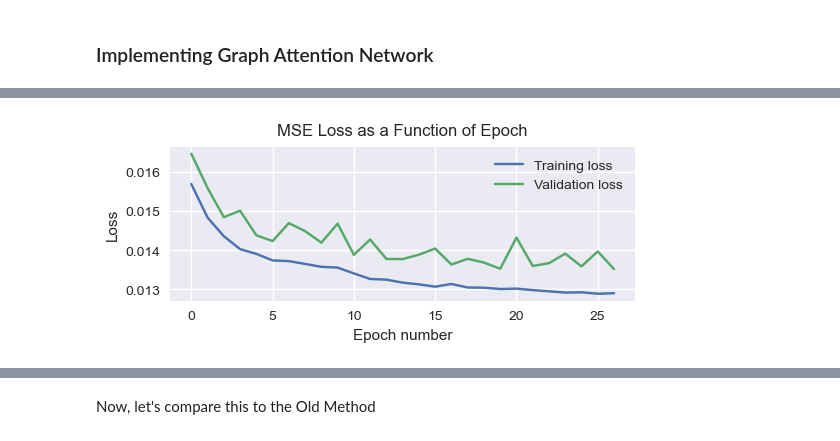
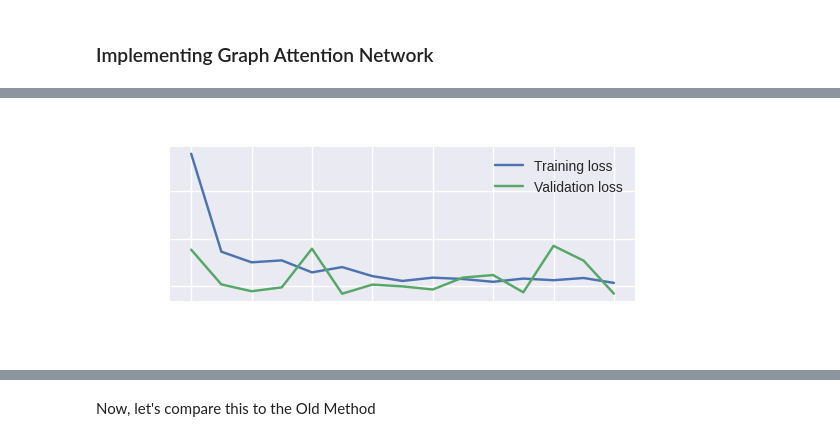
Before and after one commit to baron-de-montblanc/PHYS2550-Final-Project, a Jupyter notebook: workbook_GAT.ipynb, the cells around one changed output, grey strips where cells are left out. Cells and saved outputs as stored; diff of their text form; code cells hidden in the pictures.

```diff
--- a/workbook_GAT.ipynb
+++ b/workbook_GAT.ipynb
@@ -17,10 +17,10 @@ plt.style.use("seaborn-v0_8")
 # %%
 # Global variables
 
-BATCH_SZ = 32
-LR = 5e-4  # learning rate
-NUM_HEADS = 5  # number of attention heads
-NH = 128  # number of hidden dimensions
+BATCH_SZ = 256
+LR = 1e-3  # learning rate
+NUM_HEADS = 2  # number of attention heads
+NH = 32  # size hidden dimensions
 DECAY = 1e-5  # weight decay for L2 regularization
 NE = 15  # number of epochs
 # %%
@@ -55,5 +55,5 @@ from preprocess import prepare_graphs
 device = 'cuda' if torch.cuda.is_available() else 'cpu'
 print("Device:", device)
 
-graphs = prepare_graphs(data, labels, k=6, device=device)
+graphs = prepare_graphs(data, labels, k=6, device=device, batch_size=128)
 # %% [output]
@@ -86,7 +89,6 @@ test_loader = DataLoader(test_set, batch_size=BATCH_SZ, shuffle=True)
 loss_list = []
 val_loss_list = []
 
-
 t0 = time.time()
 for epoch in range(1,NE+1):
 
@@ -98,7 +100,7 @@ for epoch in range(1,NE+1):
     val_loss_list.append(val_loss)
 
     if epoch%5 == 0:
-        print(f"E {epoch:02d}\t Train loss: {loss:.3f}\t "\
-            + f"Val loss: {val_loss:.3f}\t t elapsed: {time_elapsed(t0,time.time())} mins"
+        print(f"E {epoch:02d}\t Train loss: {loss:.4f}\t "\
+            + f"Val loss: {val_loss:.4f}\t t elapsed: {time_elapsed(t0,time.time())} mins"
     )
 # %% [output]
@@ -118,9 +117,12 @@ Final test loss: 0.0144
 # %%
 from visualize import plot_loss
 
-plot_loss(loss_list, val_loss_list)
+plot_loss(loss_list, val_loss_list,
+         transparent=True,
+         savepath="./gat_loss_curve.png",
+         )
 # %% [output]
-[figure, old version]
+[figure, new version]
 # %%
 from model import get_predictions
 from visualize import visualize_predictions
```
Also changed, not shown: parts of 8 cells of this notebook, 3 other files.
